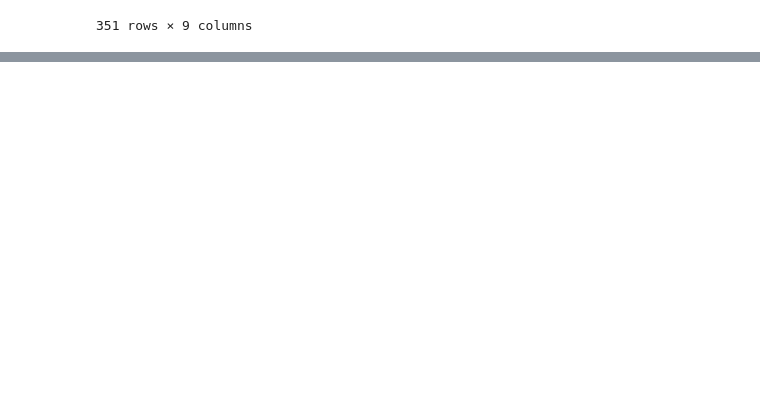
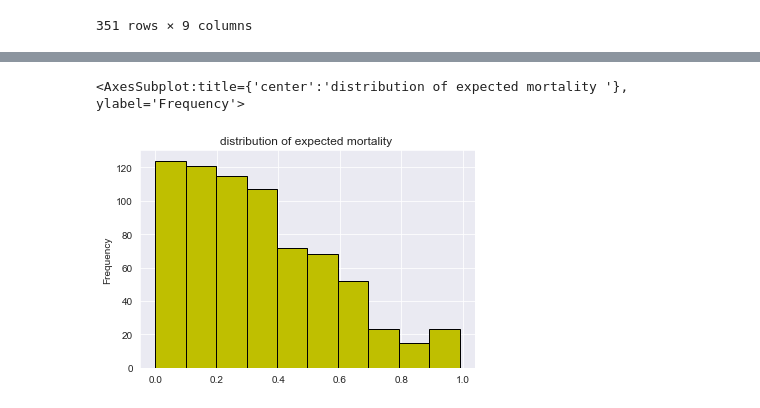
Before and after one commit to KalyaniKurakula/NumpyWarriors1, a Jupyter notebook: Hackthon/Kalyani_Numpy.ipynb, the cells around one changed output, grey strips where cells are left out. Drawn from its saved outputs; the diff is of its cells as text; code cells hidden in the pictures; blank space fills up the shorter version.

```diff
--- a/Hackthon/Kalyani_Numpy.ipynb
+++ b/Hackthon/Kalyani_Numpy.ipynb
@@ -486,3 +486,14 @@ df[condition]
 | 850 | 851 | Lemmy | Klausen | 1973-06-18 06:19:43.475 | Female | White | English |
 | 906 | 907 | Jerrilyn | Klausen | 1979-09-04 13:05:57.870 | Male | Black/African-American | English |
 | 910 | 911 | Zulauf | Orbine | 1973-06-26 03:13:50.449 | Male | Black/African-American | English |
+# %%
+#70.Plot a graph to show the distribution of expected mortality.
+#Reading dataset
+df = pd.read_excel("HospitalDatabase .xlsx",sheet_name="ReAdmissionRegistry")
+
+#plot distribution of values in points column using histogram
+plt.title("distribution of expected mortality ")
+df['ExpectedMortality'].plot(kind='hist', edgecolor='black',color = 'y')
+# %% [output]
+<AxesSubplot:title={'center':'distribution of expected mortality '}, ylabel='Frequency'>
+[figure, added]
```
